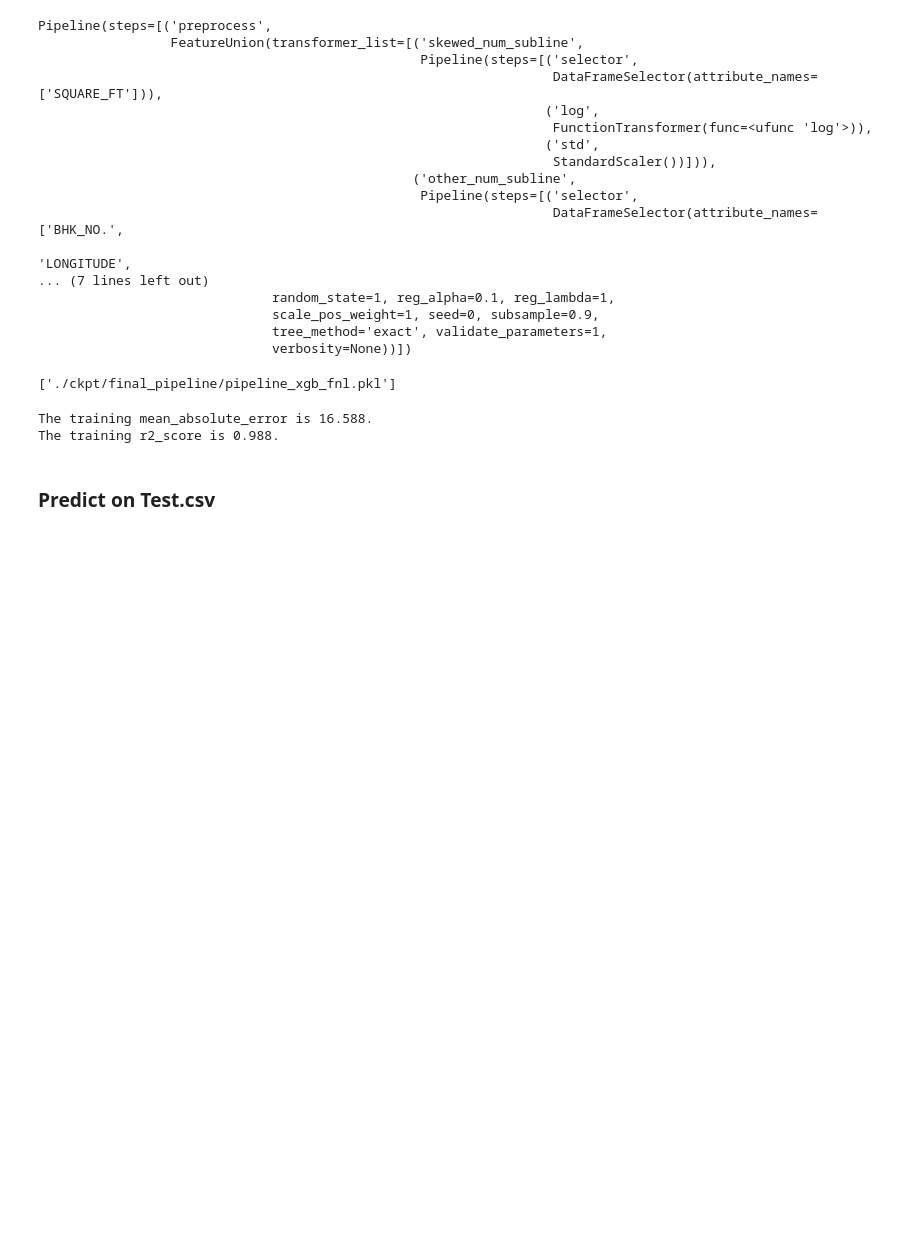
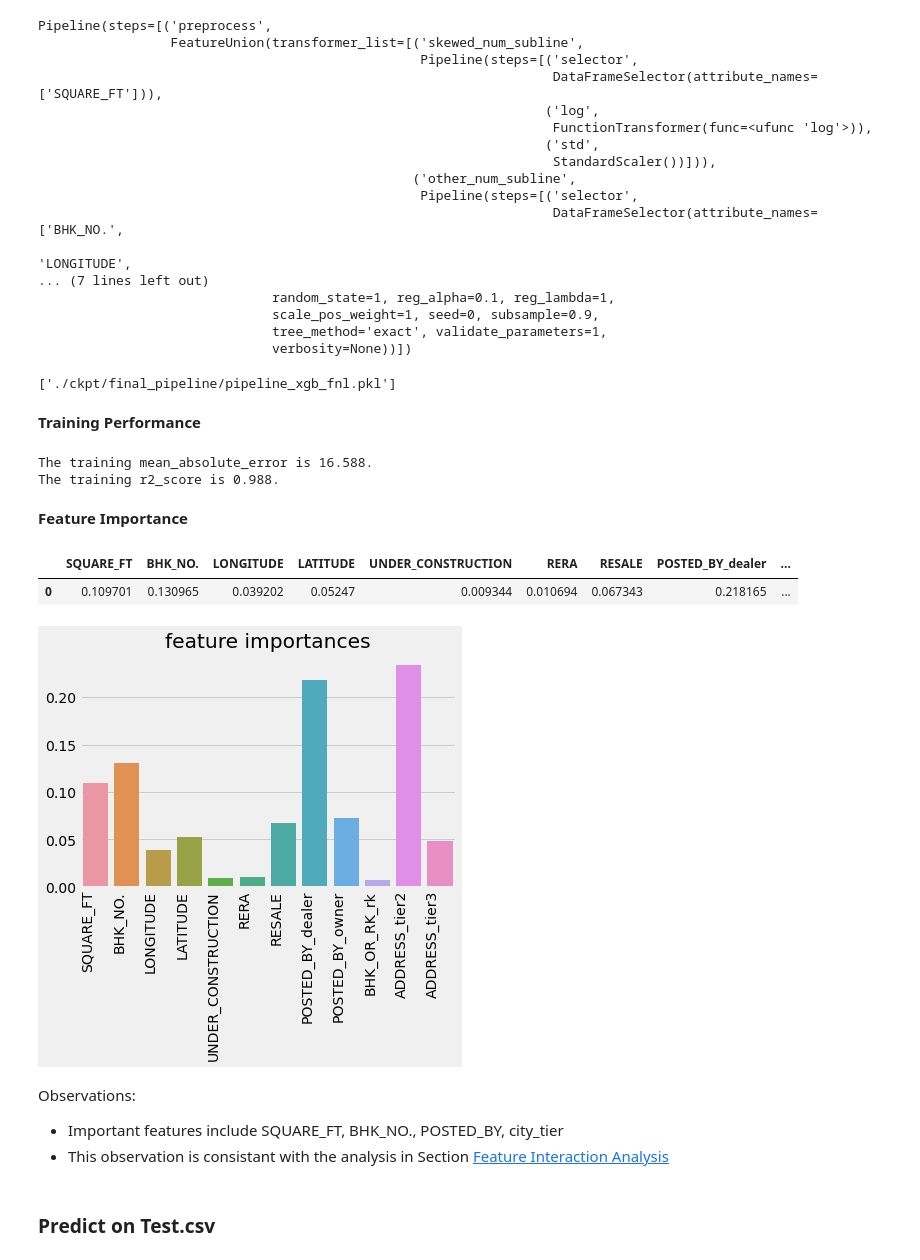
Before and after one commit to yikeqicn/india_house_prices, a Jupyter notebook: India_house_price_predictions.ipynb, the cells around one changed output. Cells and saved outputs as stored; diff of their text form; code cells hidden in the pictures; blank space fills up the shorter version.

Commit message:
added final model feature importance analysis

```diff
--- a/India_house_price_predictions.ipynb
+++ b/India_house_price_predictions.ipynb
@@ -1078,6 +1078,8 @@ Pipeline(steps=[('preprocess',
 joblib.dump(pipeline_xgb, './ckpt/final_pipeline/pipeline_xgb_fnl.pkl')
 # %% [output]
 ['./ckpt/final_pipeline/pipeline_xgb_fnl.pkl']
+# %% [markdown]
+<b>Training Performance</b>
 # %%
 # Training Metrics
 y_true = original_df_train_all['TARGET(PRICE_IN_LACS)']
@@ -1087,6 +1089,27 @@ print('The training r2_score is {:.3f}.'.format(r2_score(y_true, y_pred)))
 # %% [output]
 The training mean_absolute_error is 16.588.
 The training r2_score is 0.988.
+# %% [markdown]
+<b>Feature Importance</b>
+# %%
+importance = pipeline_xgb['xgb'].feature_importances_
+pd.DataFrame([importance], columns = column_names_encoded)
+# %% [output]
+|  | SQUARE_FT | BHK_NO. | LONGITUDE | LATITUDE | UNDER_CONSTRUCTION | RERA | RESALE | POSTED_BY_dealer | ... |
+| 0 | 0.109701 | 0.130965 | 0.039202 | 0.05247 | 0.009344 | 0.010694 | 0.067343 | 0.218165 | ... |
+# %%
+fig = sns.barplot(column_names_encoded, importance)
+fig.set_title('feature importances')
+fig.set_xticklabels(fig.get_xticklabels(),
+                          rotation=90,
+                          horizontalalignment='right')
+plt.show()
+# %% [output]
+[figure, added]
+# %% [markdown]
+Observations:
+- Important features include SQUARE_FT, BHK_NO., POSTED_BY, city_tier
+- This observation is consistant with the analysis in Section [Feature Interaction Analysis](#Interaction)
 # %% [markdown]
 ### Predict on Test.csv
 # %%
```
Also changed, not shown: 1 other file.
